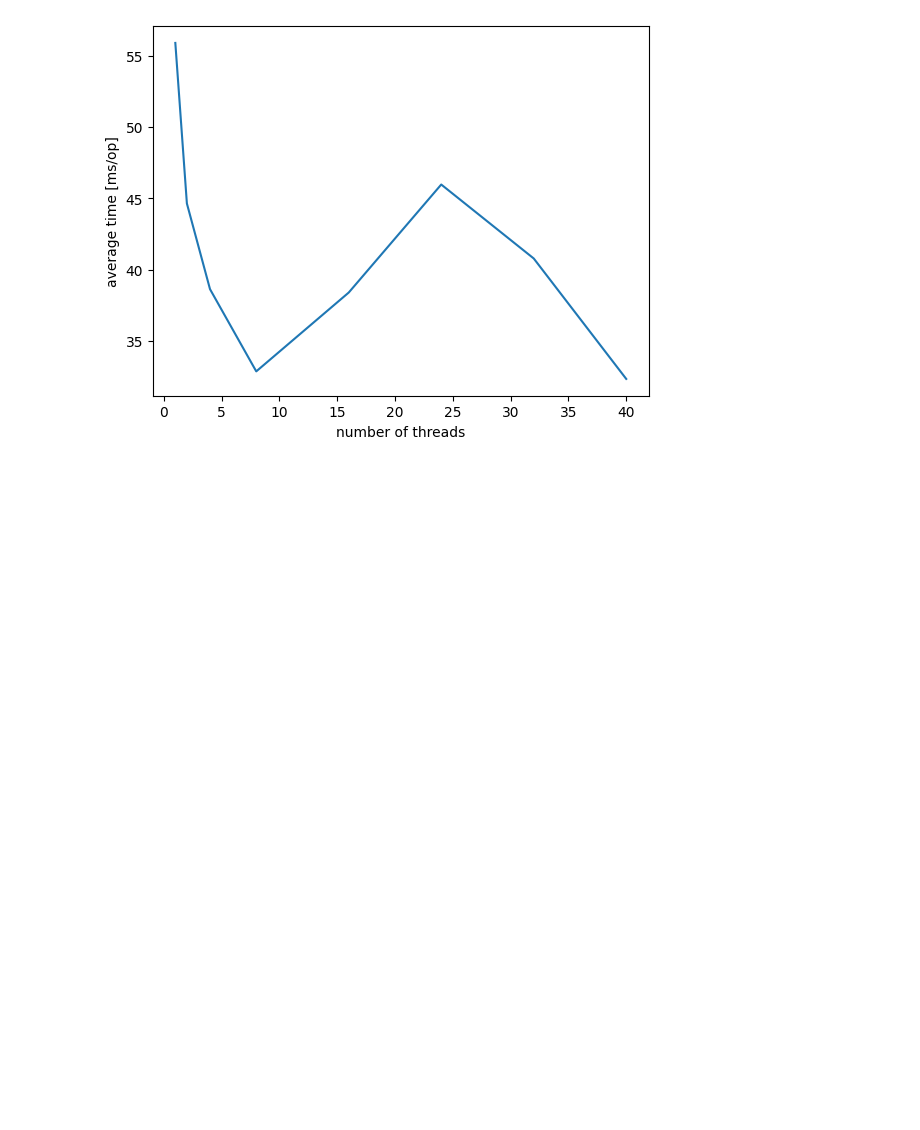
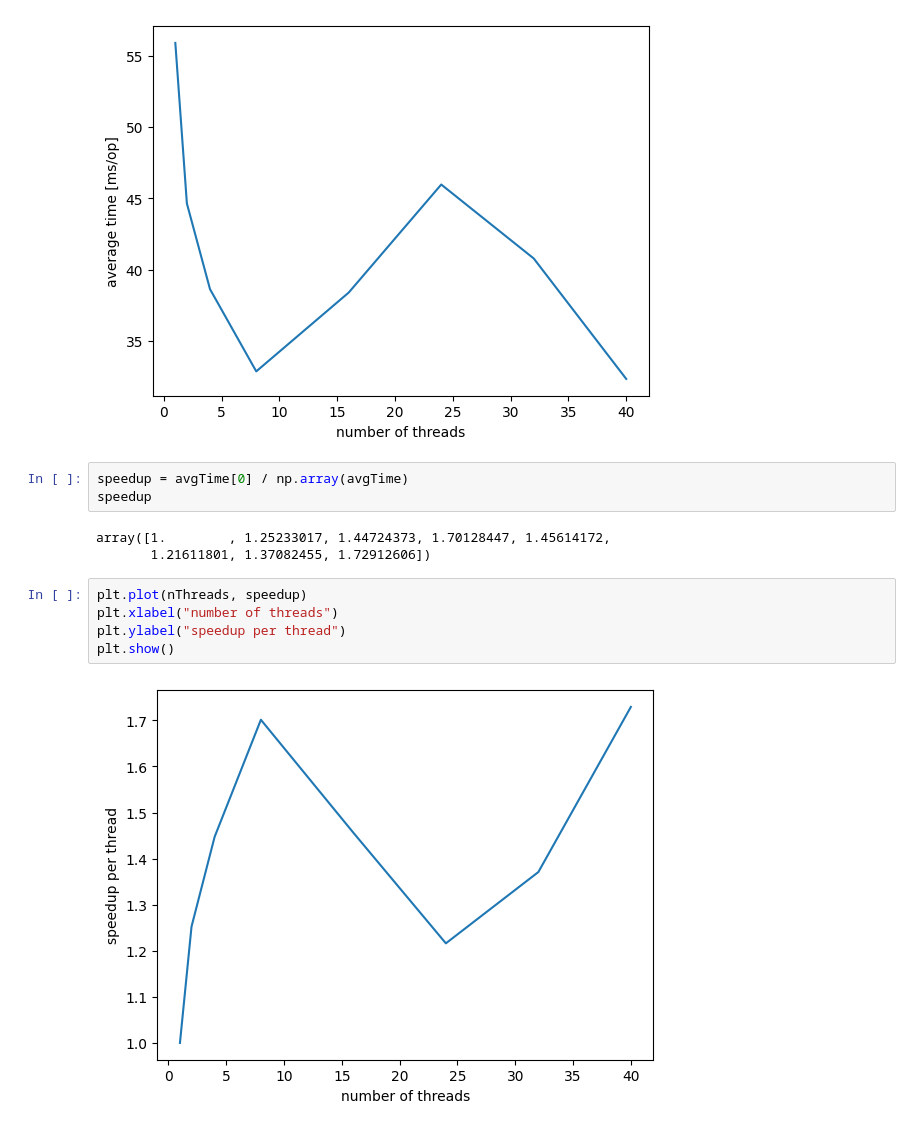
Before and after one commit to radoslawazukowska/ulpgc-big-data-ind, a Jupyter notebook: Assignment 3/BD_indv_3/results/results.ipynb, the cells around one changed output. Saved outputs shown, nothing was run; the diff lists cells and outputs as text; blank space fills up the shorter version.

```diff
--- a/Assignment 3/BD_indv_3/results/results.ipynb
+++ b/Assignment 3/BD_indv_3/results/results.ipynb
@@ -20,3 +21,16 @@ plt.ylabel("average time [ms/op]")
 plt.show()
 # %% [output]
 [figure]
+# %%
+speedup = avgTime[0] / np.array(avgTime)
+speedup
+# %% [output]
+array([1.        , 1.25233017, 1.44724373, 1.70128447, 1.45614172,
+       1.21611801, 1.37082455, 1.72912606])
+# %%
+plt.plot(nThreads, speedup)
+plt.xlabel("number of threads")
+plt.ylabel("speedup per thread")
+plt.show()
+# %% [output]
+[figure, added]
```
Also changed, not shown: parts of 12 cells of this notebook, 11 other files.
